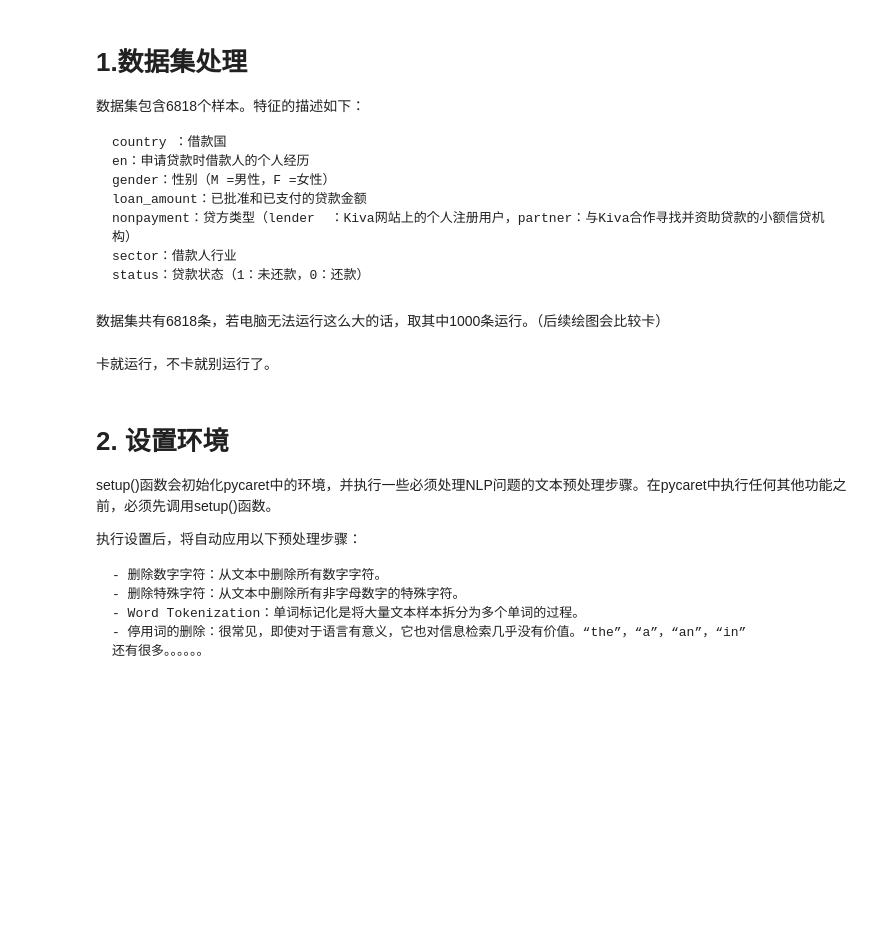
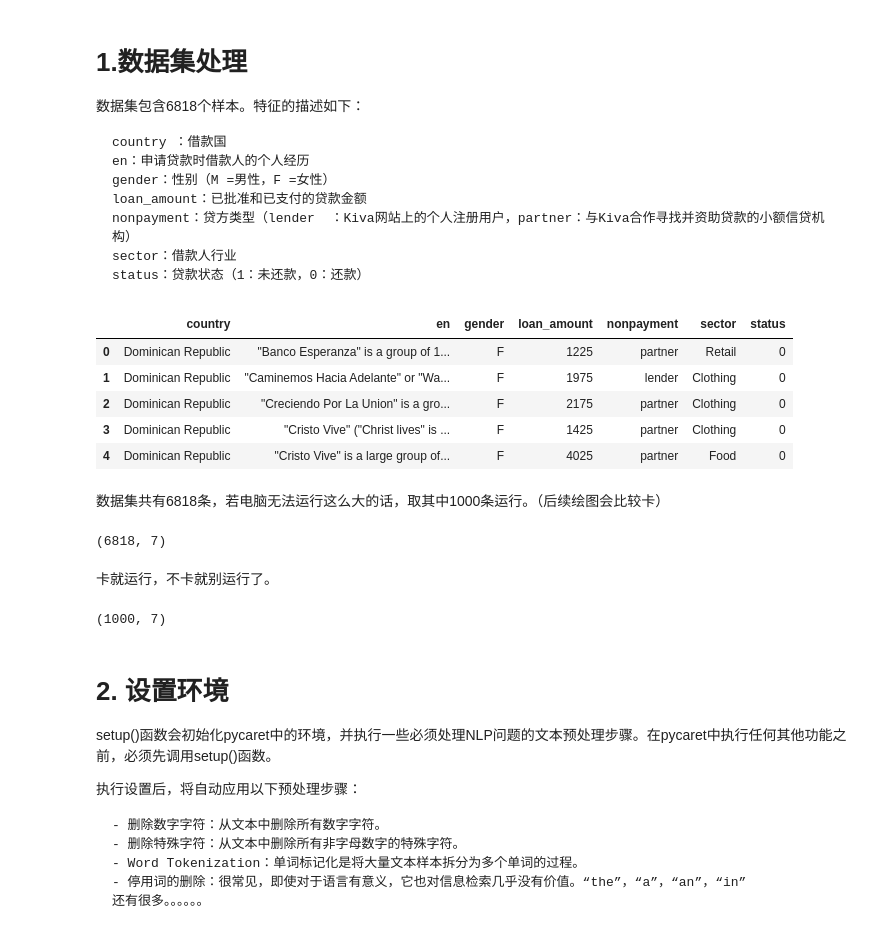
Before and after one commit to liuli-liekkas/AI_study, a Jupyter notebook: 文本分析LDA.ipynb, the cells around one changed output. Cells and saved outputs as stored; diff of their text form; code cells hidden in the pictures; blank space fills up the shorter version.

```diff
--- a/文本分析LDA.ipynb
+++ b/文本分析LDA.ipynb
@@ -21,21 +21,32 @@
 # %%
 from pycaret.datasets import get_data
 import pandas as pd
 
 
-data = pd.read_csv('./NLP/LDA_data.csv')
+data = pd.read_csv('./data/LDA_data.csv')
 data.head()
+# %% [output]
+|  | country | en | gender | loan_amount | nonpayment | sector | status |
+| 0 | Dominican Republic | "Banco Esperanza" is a group of 1... | F | 1225 | partner | Retail | 0 |
+| 1 | Dominican Republic | "Caminemos Hacia Adelante" or "Wa... | F | 1975 | lender | Clothing | 0 |
+| 2 | Dominican Republic | "Creciendo Por La Union" is a gro... | F | 2175 | partner | Clothing | 0 |
+| 3 | Dominican Republic | "Cristo Vive" ("Christ lives" is ... | F | 1425 | partner | Clothing | 0 |
+| 4 | Dominican Republic | "Cristo Vive" is a large group of... | F | 4025 | partner | Food | 0 |
 # %% [markdown]
 数据集共有6818条，若电脑无法运行这么大的话，取其中1000条运行。（后续绘图会比较卡）
 # %%
 #check the shape of data
 data.shape
+# %% [output]
+(6818, 7)
 # %% [markdown]
 卡就运行，不卡就别运行了。
 # %%
 # sampling the data to select only 1000 documents
 data = data.sample(1000, random_state=786).reset_index(drop=True)
 data.shape
+# %% [output]
+(1000, 7)
 # %% [markdown]
 # 2. 设置环境
 setup()函数会初始化pycaret中的环境，并执行一些必须处理NLP问题的文本预处理步骤。在pycaret中执行任何其他功能之前，必须先调用setup()函数。
```
Also changed, not shown: parts of 3 cells of this notebook, 1 other file.
